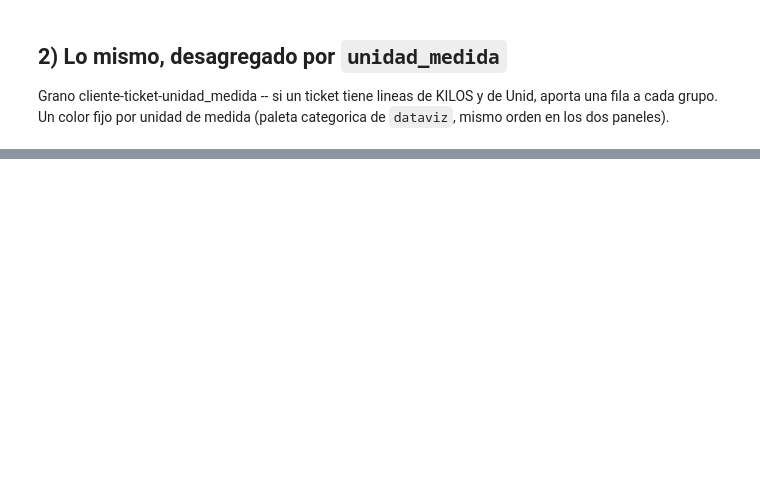
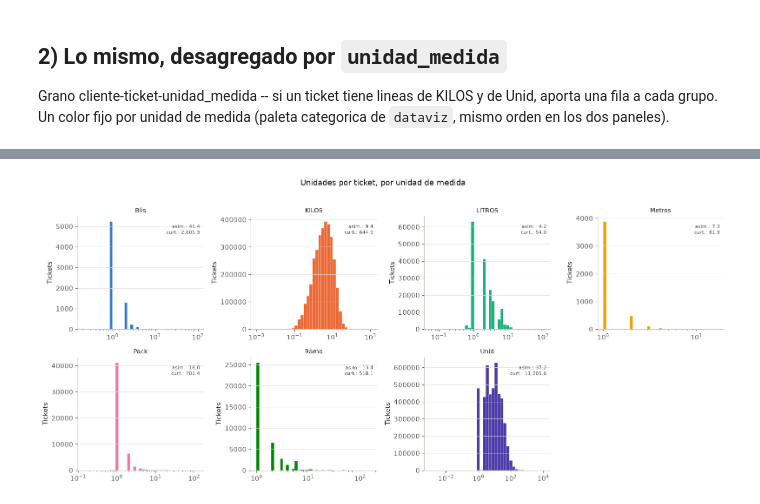
Before and after one commit to afgv/analisis_mayorista, a Jupyter notebook: analisis_mayoristas_v3.ipynb, the cells around one changed output, grey strips where cells are left out. Drawn from its saved outputs; the diff is of its cells as text; code cells hidden in the pictures; blank space fills up the shorter version.

```diff
--- a/analisis_mayoristas_v3.ipynb
+++ b/analisis_mayoristas_v3.ipynb
@@ -163,0 +540,17 @@ plt.show()
+# %%
+# Grilla 2x4, una unidad de medida por panel (7 unidades + 1 hueco).
+fig, axes = plt.subplots(2, 4, figsize=(16, 7))
+axes = axes.flatten()
+
+for i, unidad in enumerate(orden_unidades):
+    serie = por_ticket_unidad.loc[por_ticket_unidad["unidad_medida"] == unidad, "unidades"]
+    histograma_log(axes[i], serie, paleta_por_unidad[unidad], unidad)
+
+for j in range(len(orden_unidades), len(axes)):
+    axes[j].axis("off")
+
+fig.suptitle("Unidades por ticket, por unidad de medida", y=1.02)
+plt.tight_layout()
+plt.show()
+# %% [output]
+[figure, added]
```
Also changed, not shown: parts of 25 cells of this notebook, 3 other files.
